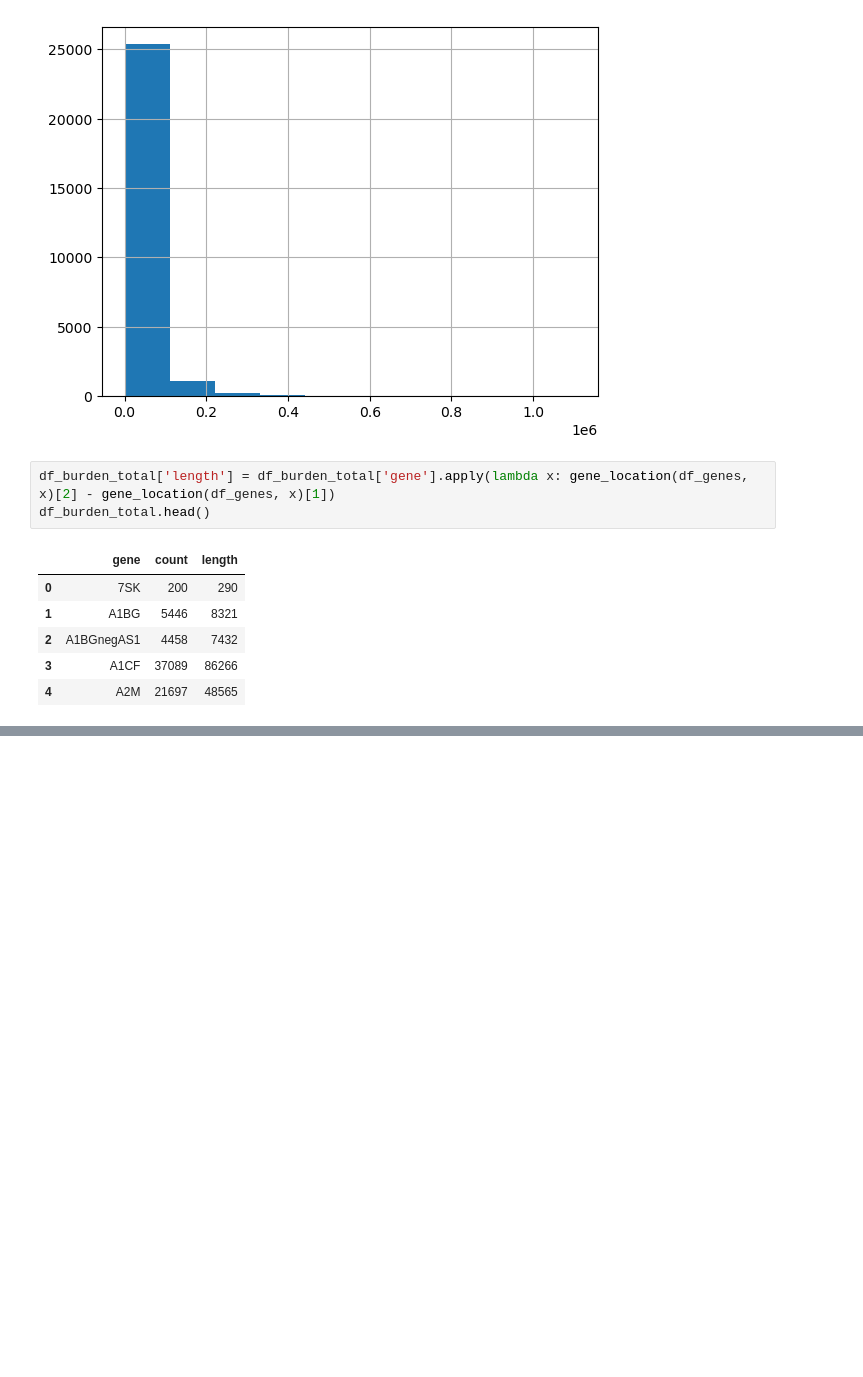
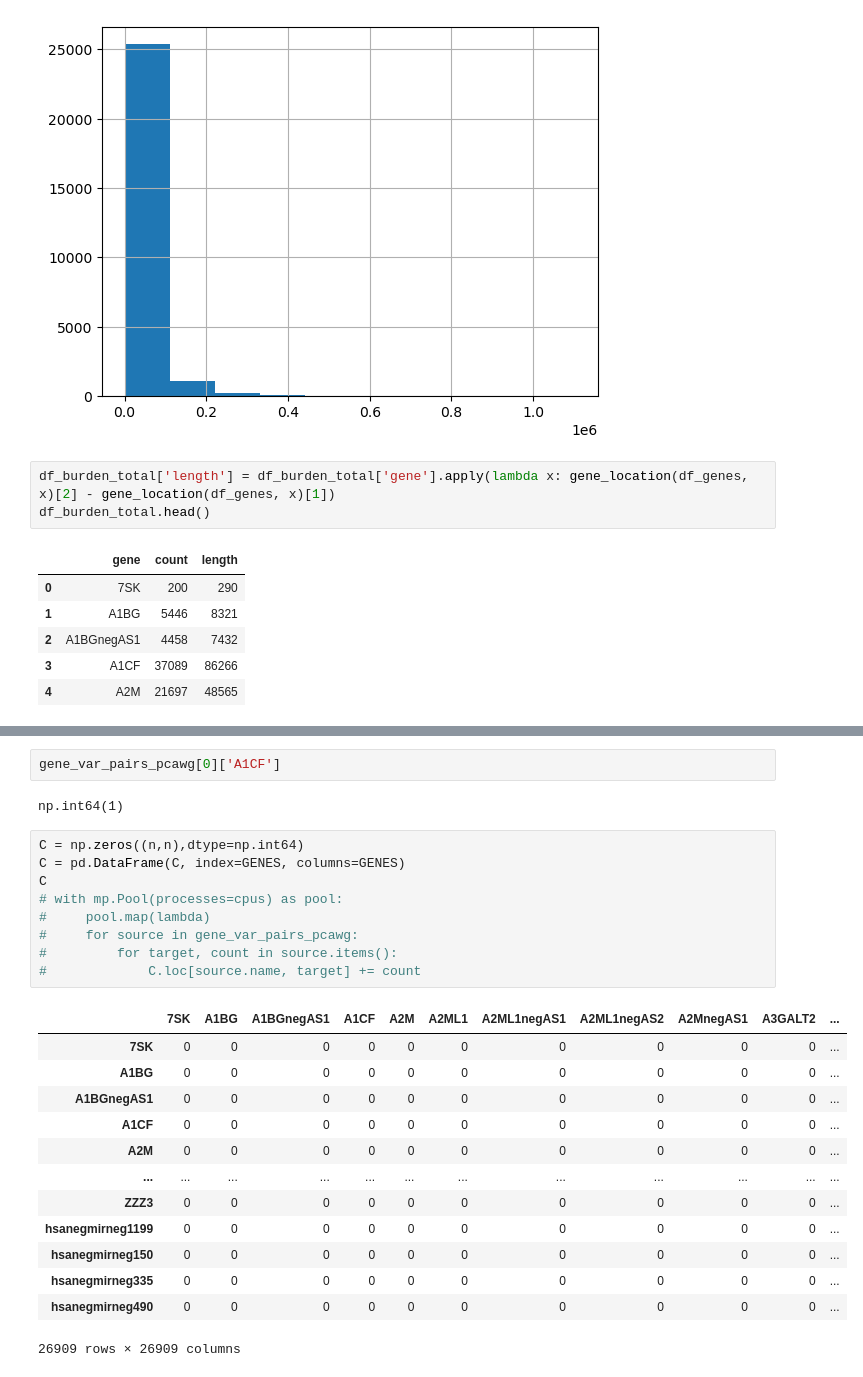
Before and after one commit to jakekrol/genefusion, a Jupyter notebook: scripts/python/prostate_analysis.ipynb, the cells around one changed output, grey strips where cells are left out. Saved outputs shown, nothing was run; the diff lists cells and outputs as text; blank space fills up the shorter version.

```diff
--- a/scripts/python/prostate_analysis.ipynb
+++ b/scripts/python/prostate_analysis.ipynb
@@ -1111,0 +1150,27 @@ plt.show()
+# %%
+gene_var_pairs_pcawg[0]['A1CF']
+# %% [output]
+np.int64(1)
+# %%
+C = np.zeros((n,n),dtype=np.int64)
+C = pd.DataFrame(C, index=GENES, columns=GENES)
+C
+# with mp.Pool(processes=cpus) as pool:
+#     pool.map(lambda)
+#     for source in gene_var_pairs_pcawg:
+#         for target, count in source.items():
+#             C.loc[source.name, target] += count
+# %% [output]
+|  | 7SK | A1BG | A1BGnegAS1 | A1CF | A2M | A2ML1 | A2ML1negAS1 | A2ML1negAS2 | A2MnegAS1 | A3GALT2 | ... |
+| 7SK | 0 | 0 | 0 | 0 | 0 | 0 | 0 | 0 | 0 | 0 | ... |
+| A1BG | 0 | 0 | 0 | 0 | 0 | 0 | 0 | 0 | 0 | 0 | ... |
+| A1BGnegAS1 | 0 | 0 | 0 | 0 | 0 | 0 | 0 | 0 | 0 | 0 | ... |
+| A1CF | 0 | 0 | 0 | 0 | 0 | 0 | 0 | 0 | 0 | 0 | ... |
+| A2M | 0 | 0 | 0 | 0 | 0 | 0 | 0 | 0 | 0 | 0 | ... |
+| ... | ... | ... | ... | ... | ... | ... | ... | ... | ... | ... | ... |
+| ZZZ3 | 0 | 0 | 0 | 0 | 0 | 0 | 0 | 0 | 0 | 0 | ... |
+| hsanegmirneg1199 | 0 | 0 | 0 | 0 | 0 | 0 | 0 | 0 | 0 | 0 | ... |
+| hsanegmirneg150 | 0 | 0 | 0 | 0 | 0 | 0 | 0 | 0 | 0 | 0 | ... |
+| hsanegmirneg335 | 0 | 0 | 0 | 0 | 0 | 0 | 0 | 0 | 0 | 0 | ... |
+| hsanegmirneg490 | 0 | 0 | 0 | 0 | 0 | 0 | 0 | 0 | 0 | 0 | ... |
+26909 rows × 26909 columns
```
Also changed, not shown: parts of 31 cells of this notebook.
